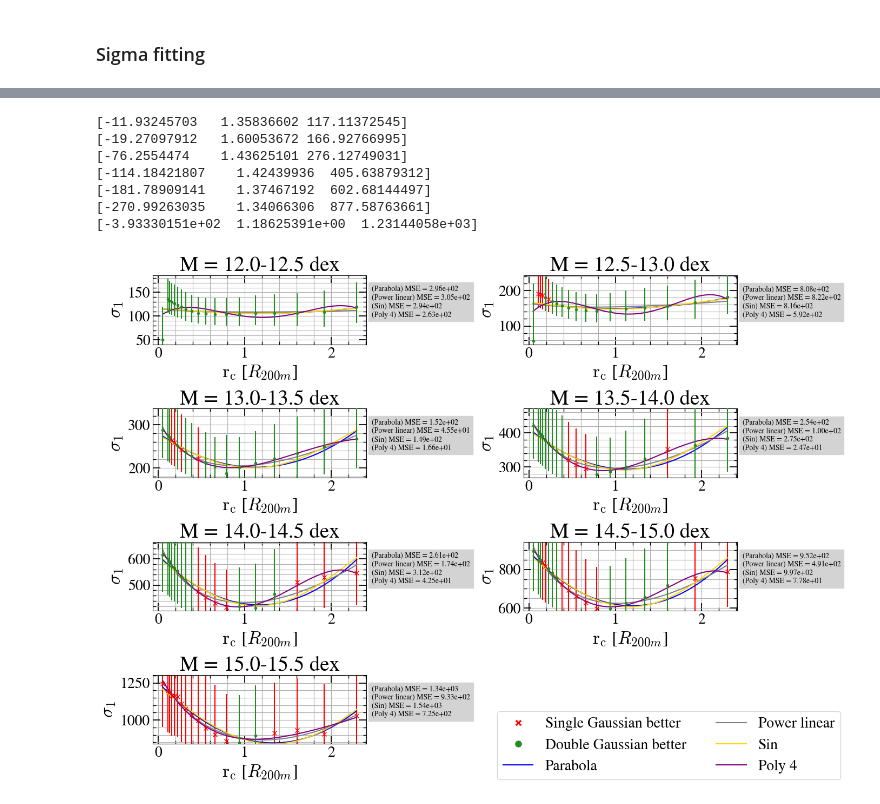
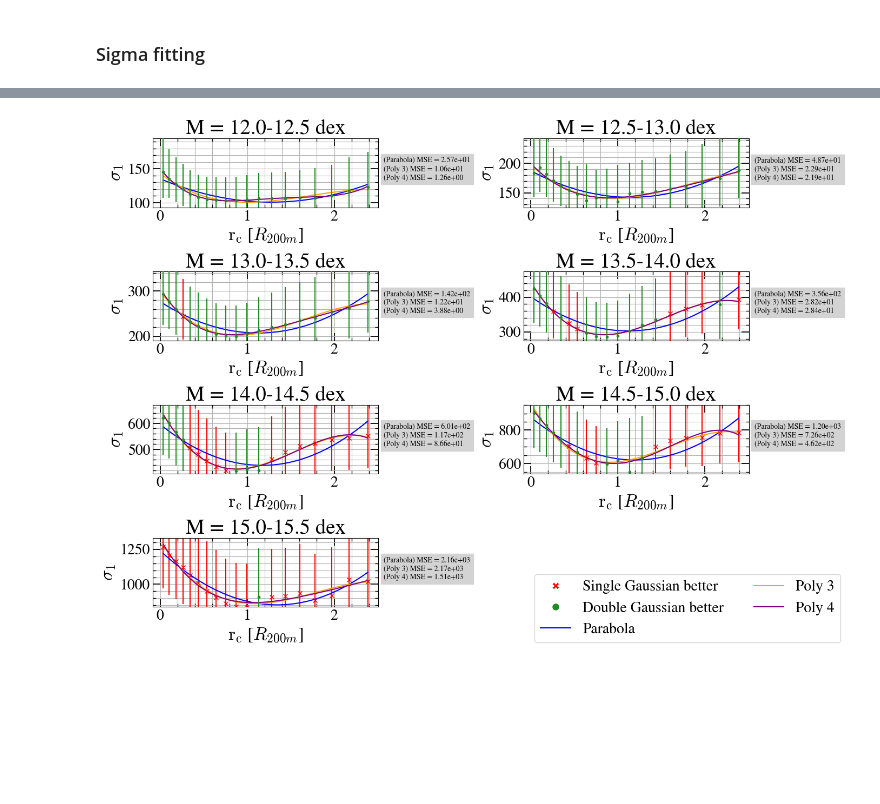
Before and after one commit to TimvdVuurst/MRP_vdvuurst, a Jupyter notebook: notebooks/onehalo_functional_forms.ipynb, the cells around one changed output, grey strips where cells are left out. Saved outputs shown, nothing was run; the diff lists cells and outputs as text; code cells hidden in the pictures; blank space fills up the shorter version.

```diff
--- a/notebooks/onehalo_functional_forms.ipynb
+++ b/notebooks/onehalo_functional_forms.ipynb
@@ -147,7 +147,7 @@ def power_law_func(r, p, n, q):
 def power_linear_func(r, p, n, q, b):
     return p * np.power(r, n) + q * r + b
 
-with open('/disks/cosmodm/vdvuurst/data/initial_params.json', 'r') as file:
+with open('/disks/cosmodm/vdvuurst/data/initial_params_per_massbin.json', 'r') as file:
     initial_params_full = json.load(file)
 latex_formatter = {'sigma_1':r'$\sigma_1$', 'sigma_2': r'$\sigma_2$', 'lambda':r'$\lambda$'}
 
@@ -732,12 +712,15 @@ def piecewise_parabola_linear_func(x, a, b, c, d, e,f):
 def sin_func(x,a,b,c):
     return a*np.sin(b*x) + c
 
+def poly_3_func(x, a, b, c, d):
+    return a * np.power(x,3) + b*np.square(x) + c*x + d
+
 def poly_4_func(x, a, b, c, d, e):
     return a*np.power(x,4) + b*np.power(x, 3) + c* np.square(x) + d*x + e
 
-all_funcs = [const_func, linear_func, parabola_func, exp_func, exp_sq_func, power_law_func, power_linear_func, inverse_func, exp_no_a_func, exp_no_b_func, exp_no_c_func, piecewise_parabola_linear_func, sin_func, poly_4_func]
+all_funcs = [const_func, linear_func, parabola_func, exp_func, exp_sq_func, power_law_func, power_linear_func, inverse_func, exp_no_a_func, exp_no_b_func, exp_no_c_func, piecewise_parabola_linear_func, sin_func, poly_4_func, poly_3_func]
 func_names = [f.__name__.split('_func')[0] for f in all_funcs]
-colors = ['red', 'black', 'blue', 'forestgreen', 'orange', 'magenta', 'gray', 'maroon', 'gold', 'deeppink','black', 'red', 'gold', 'purple']
+colors = ['red', 'black', 'blue', 'forestgreen', 'orange', 'magenta', 'gray', 'maroon', 'gold', 'deeppink','black', 'red', 'gold', 'purple', 'orange']
 color_dict = dict(zip(func_names,colors))
 func_dict = dict(zip(func_names, all_funcs))
 
@@ -787,29 +770,20 @@ def fit_sigma1(skip_first_point_low_mass = False, weigh_on_data = False):
 
         ax.set_ylim(sigma1_data_valid.min() - 10, sigma1_data_valid.max() + 50)
 
-        # if sum(~single_better_mask_valid) < 3:
-        #     print(f'Mass bin {key} does not have enough double gauss points ({sum(~single_better_mask_valid)}). Skipping the fitting.')
-        #     continue
 
-
-        exp_init = np.array([initial_params[x] for x in ['A', 'B', 'C']])
-        # power_law_init = np.array([initial_params[x] for x in ['p', 'n', 'q']])
-        inverse_init = np.array([1., 0.2])
-
-        # funcs = [exp_func, inverse_func]
-        # init_guesses = [exp_init, inverse_init]
-        funcs = [parabola_func, power_linear_func, sin_func, poly_4_func]
+        funcs = [parabola_func, poly_3_func, poly_4_func]
 
         power_linear_init = np.array([initial_params[x] for x in ['p', 'n', 'q', 'b']])
-        linear_init = np.array([initial_params[x] for x in ['m', 'c']])
-        power_law_init = power_linear_init.copy()[:-1]
-        sin_init = [200., 1., 10.]
+        # linear_init = np.array([initial_params[x] for x in ['m', 'c']])
+        # power_law_init = power_linear_init.copy()[:-1]
+        # sin_init = [200., 1., 10.]
         # const_init = 400.
         # parabola_init = np.hstack(([1], [initial_params[x] for x in ['m', 'c']]))
         parabola_init = np.array([10., -50, 100.])
+        poly_3_init = [10, -50, 100, 50]
         poly_4_init = [10, -50, 100, 0.5, 10]
 
-        init_guesses = [parabola_init, power_linear_init, sin_init, poly_4_init]
+        init_guesses = [parabola_init, poly_3_init, poly_4_init]
         bounds = [([0,-np.inf,-np.inf],[np.inf,np.inf,np.inf]), ([-np.inf,-np.inf,-np.inf,-np.inf],[np.inf, np.inf,np.inf,np.inf]),([-np.inf,-np.inf,-np.inf],[np.inf, np.inf,np.inf]), ([-np.inf,-np.inf,-np.inf,-np.inf, -np.inf],[np.inf, np.inf,np.inf,np.inf, np.inf])]
 
         func_names = [f.__name__.split('_func')[0] for f in funcs]
@@ -854,41 +828,34 @@ def fit_sigma1(skip_first_point_low_mass = False, weigh_on_data = False):
                 yvalues = fit_func(xvalues, *popt)
                 ax.plot(xvalues, yvalues, c = color_dict[func_name])
 
         paramstr = paramstr.strip('\n')
         # ax.set_ylim(-0.025,0.51)
         ax.text(1.025,0.4,paramstr,fontsize=10,backgroundcolor='lightgray',zorder=-1,transform=ax.transAxes)
         # ax.set_xscale('log')
         ax.set_xlabel(r'$\text{r}_{\text{c}}$' + f' [${r_unit if r_unit == 'Mpc' else 'R_{{200m}}'}$]')
 
 
     legend_elements = [Line2D([0], [0], marker='X', color='white', label='Single Gaussian better',markerfacecolor='red', markersize=10),
                         Line2D([0], [0], marker='o', color='white', label='Double Gaussian better', markerfacecolor='forestgreen', markersize=10)]
 
     for f in func_names:
         pretty_func_label = f'{f[0].upper()}{f[1:].replace('_',' ')}'
 
         legend_elements.append(Line2D([0], [0], color=color_dict[f], label=pretty_func_label))
 
 
     fig.legend(handles = legend_elements, loc = 'lower right', fontsize = 20, ncols = 2)
     axes[np.unravel_index(7, (4,2))].remove()
     plt.tight_layout()
     plt.show()
 
     return param_dict
 
 # param_dict_sigma1 = fit_sigma1(weigh_on_data=False)
 param_dict_sigma1 = fit_sigma1(weigh_on_data=False)
 # param_dict_sigma1 = fit_sigma1(True, weigh_on_data=True)
 # %% [output]
-[-11.93245703   1.35836602 117.11372545]
-[-19.27097912   1.60053672 166.92766995]
-[-76.2554474    1.43625101 276.12749031]
-[-114.18421807    1.42439936  405.63879312]
-[-181.78909141    1.37467192  602.68144497]
-[-270.99263035    1.34066306  877.58763661]
-[-3.93330151e+02  1.18625391e+00  1.23144058e+03]
-[figure, old version]
+[figure, new version]
 # %%
 def fit_sigma2(skip_first_point_low_mass = False, weigh_on_data = False):
     fig, axes = plt.subplots(nrows= 4, ncols = 2, figsize = (14,10))
```
Also changed, not shown: parts of 7 cells of this notebook, 7 other files.
